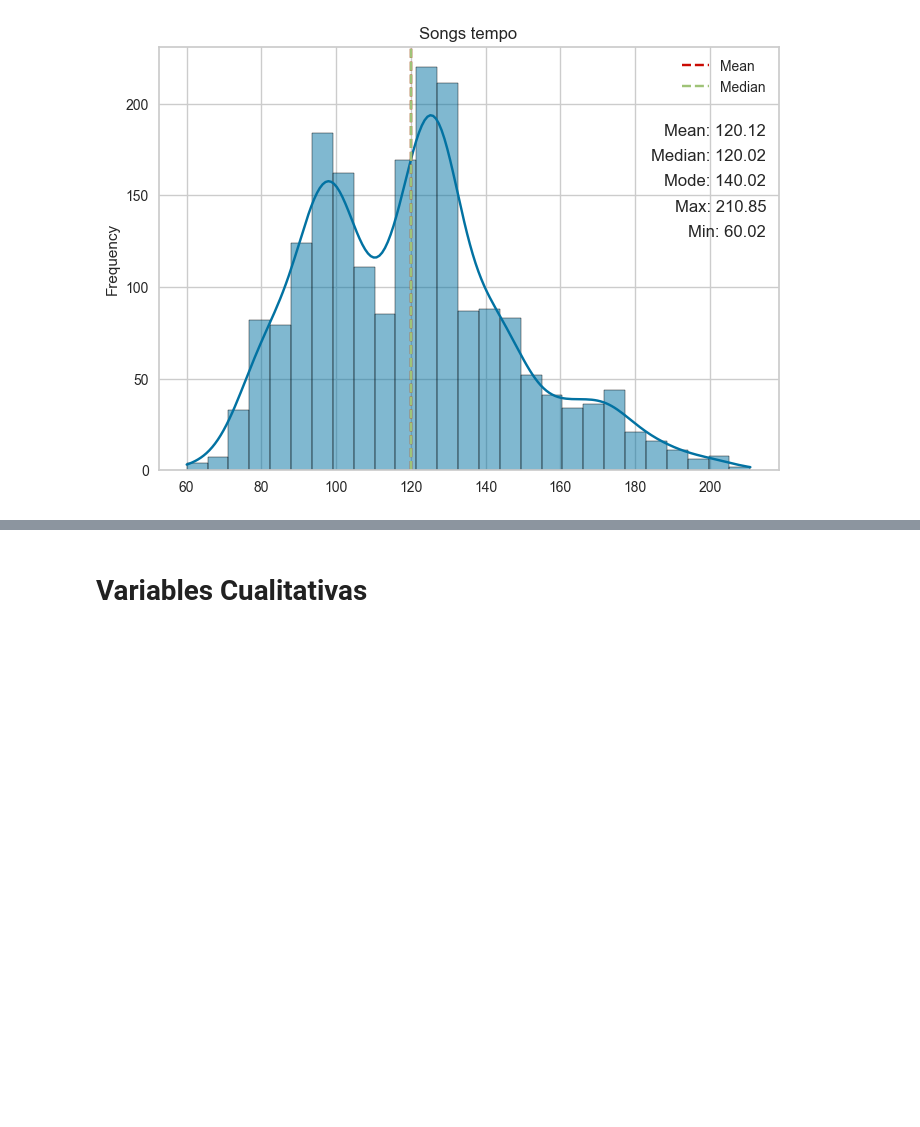
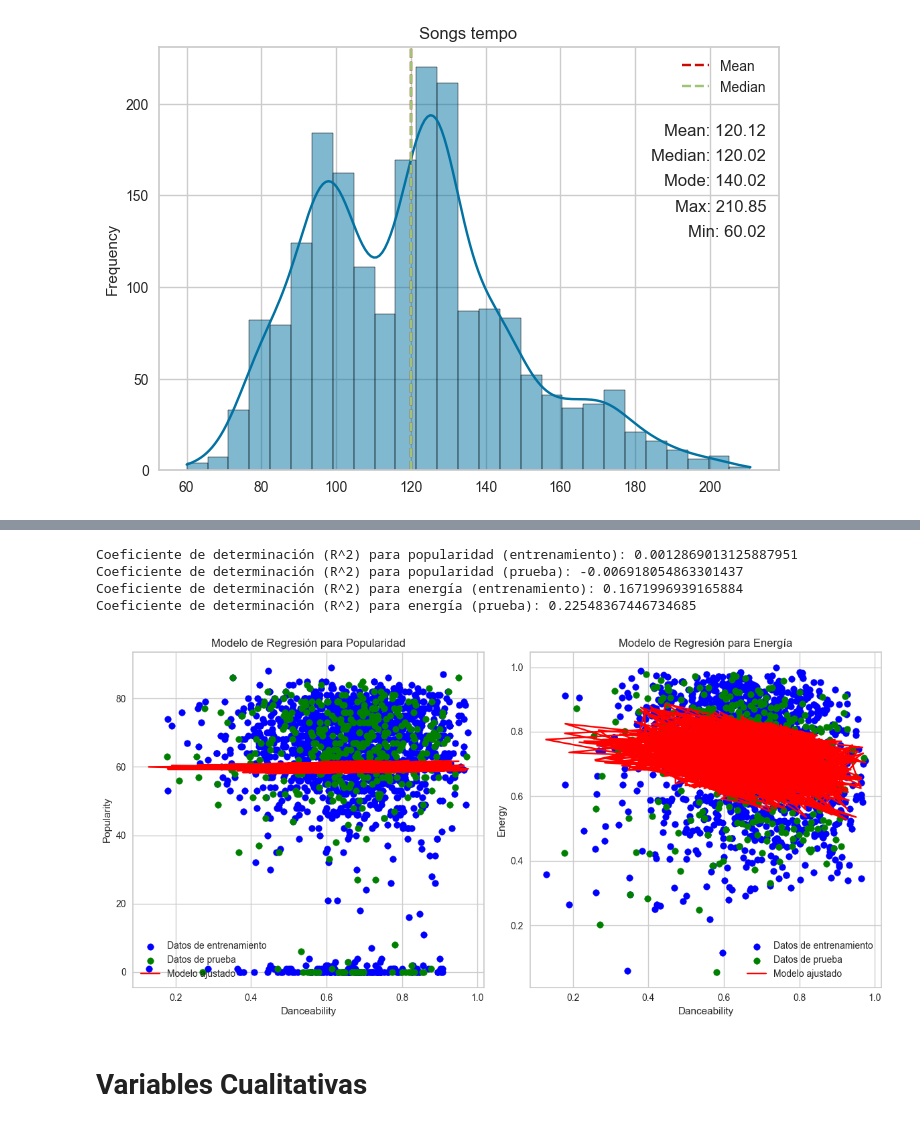
Before and after one commit to estebandonis/Proyecto1-MineriadeDatos, a Jupyter notebook: proyecto1.ipynb, the cells around one changed output, grey strips where cells are left out. Drawn from its saved outputs; the diff is of its cells as text; code cells hidden in the pictures; blank space fills up the shorter version.

```diff
--- a/proyecto1.ipynb
+++ b/proyecto1.ipynb
@@ -682,3 +727,81 @@ Name: tempo, dtype: float64
+# %%
+import pandas as pd
+import matplotlib.pyplot as plt
+from sklearn.model_selection import train_test_split
+from sklearn.linear_model import LinearRegression
+from sklearn.metrics import r2_score
+
+# Supongamos que tienes un DataFrame llamado 'songs_df' con las variables danceability, valence, energy y popularity
+# Y que deseas eliminar filas con valores faltantes (NaN)
+songs_df.dropna(subset=['danceability', 'valence', 'energy', 'popularity'], inplace=True)
+
+# Separar las características (X) y la variable objetivo (y) para popularidad
+X_popularity = songs_df[['danceability', 'valence']]
+y_popularity = songs_df['popularity']
+
+# Dividir los datos en conjuntos de entrenamiento y prueba para popularidad
+X_popularity_train, X_popularity_test, y_popularity_train, y_popularity_test = train_test_split(X_popularity, y_popularity, test_size=0.2, random_state=0)
+
+# Crear y entrenar el modelo de regresión lineal para popularidad
+model_popularity = LinearRegression()
+model_popularity.fit(X_popularity_train, y_popularity_train)
+
+# Calcular R^2 para popularidad
+r2_popularity_train = model_popularity.score(X_popularity_train, y_popularity_train)
+r2_popularity_test = model_popularity.score(X_popularity_test, y_popularity_test)
+
+print("Coeficiente de determinación (R^2) para popularidad (entrenamiento):", r2_popularity_train)
+print("Coeficiente de determinación (R^2) para popularidad (prueba):", r2_popularity_test)
+
+# Separar las características (X) y la variable objetivo (y) para energía
+X_energy = songs_df[['danceability', 'valence']]
+y_energy = songs_df['energy']
+
+# Dividir los datos en conjuntos de entrenamiento y prueba para energía
+X_energy_train, X_energy_test, y_energy_train, y_energy_test = train_test_split(X_energy, y_energy, test_size=0.2, random_state=0)
+
+# Crear y entrenar el modelo de regresión lineal para energía
+model_energy = LinearRegression()
+model_energy.fit(X_energy_train, y_energy_train)
+
+# Calcular R^2 para energía
+r2_energy_train = model_energy.score(X_energy_train, y_energy_train)
+r2_energy_test = model_energy.score(X_energy_test, y_energy_test)
+
+print("Coeficiente de determinación (R^2) para energía (entrenamiento):", r2_energy_train)
+print("Coeficiente de determinación (R^2) para energía (prueba):", r2_energy_test)
+
+# Graficar los modelos ajustados sobre los datos
+plt.figure(figsize=(12, 6))
+
+# Graficar modelo de popularidad
+plt.subplot(1, 2, 1)
+plt.scatter(X_popularity_train['danceability'], y_popularity_train, color='blue', label='Datos de entrenamiento')
+plt.scatter(X_popularity_test['danceability'], y_popularity_test, color='green', label='Datos de prueba')
+plt.plot(X_popularity_train['danceability'], model_popularity.predict(X_popularity_train), color='red', label='Modelo ajustado')
+plt.title('Modelo de Regresión para Popularidad')
+plt.xlabel('Danceability')
+plt.ylabel('Popularity')
+plt.legend()
+
+# Graficar modelo de energía
+plt.subplot(1, 2, 2)
+plt.scatter(X_energy_train['danceability'], y_energy_train, color='blue', label='Datos de entrenamiento')
+plt.scatter(X_energy_test['danceability'], y_energy_test, color='green', label='Datos de prueba')
+plt.plot(X_energy_train['danceability'], model_energy.predict(X_energy_train), color='red', label='Modelo ajustado')
+plt.title('Modelo de Regresión para Energía')
+plt.xlabel('Danceability')
+plt.ylabel('Energy')
+plt.legend()
+
+plt.tight_layout()
+plt.show()
+# %% [output]
+Coeficiente de determinación (R^2) para popularidad (entrenamiento): 0.0012869013125887951
+Coeficiente de determinación (R^2) para popularidad (prueba): -0.006918054863301437
+Coeficiente de determinación (R^2) para energía (entrenamiento): 0.1671996939165884
+Coeficiente de determinación (R^2) para energía (prueba): 0.22548367446734685
+[figure, added]
 # %% [markdown]
 # Variables Cualitativas
 # %%
```
Also changed, not shown: parts of 28 cells of this notebook.
